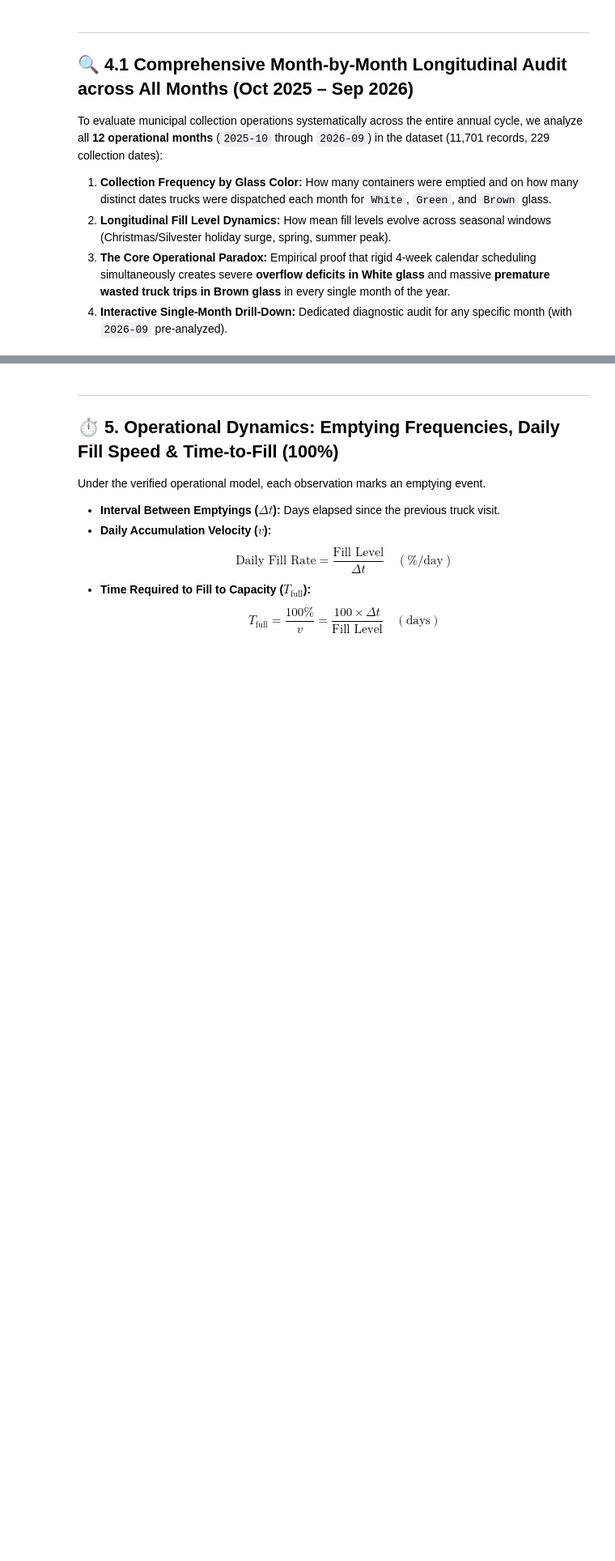
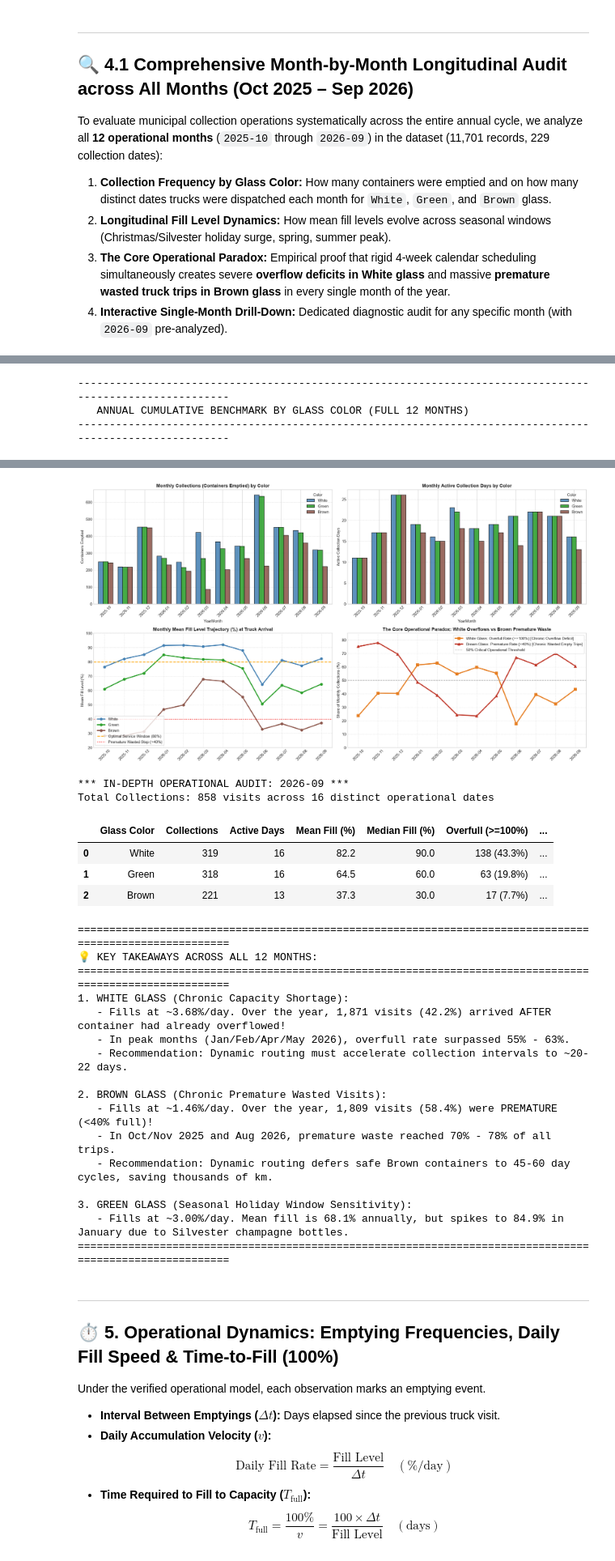
Before and after one commit to maslahre42/Clustering_Predication-, a Jupyter notebook: 01_eda_and_analysis.ipynb, the cells around one changed output, grey strips where cells are left out. Shown at 81% size. Cells and saved outputs as stored; diff of their text form; code cells hidden in the pictures; blank space fills up the shorter version.

```diff
--- a/01_eda_and_analysis.ipynb
+++ b/01_eda_and_analysis.ipynb
@@ -268,7 +268,7 @@ display(annual_df)
 # =============================================================================
 # 2. VISUALIZING 12-MONTH LONGITUDINAL DYNAMICS (4-PANEL PUBLICATION SUITE)
 # =============================================================================
-MAT_COLORS = {'White': '#4682b4', 'Green': '#2ca02c', 'Brown': '#8c564b'}
+MAT_COLORS.update({'White': MAT_COLORS.get('white', '#1f77b4'), 'Green': MAT_COLORS.get('green', '#2ca02c'), 'Brown': MAT_COLORS.get('brown', '#8c564b')})
 fig, axes = plt.subplots(2, 2, figsize=(18, 10))
 
 # Panel 1: Monthly Collections (Visits per Month)
@@ -372,3 +372,4 @@ print('   - Recommendation: Dynamic routing defers safe Brown containers to 45-6
 print('\n3. GREEN GLASS (Seasonal Holiday Window Sensitivity):')
 print('   - Fills at ~3.00%/day. Mean fill is 68.1% annually, but spikes to 84.9% in January due to Silvester champagne bottles.')
 print('=' * 105)
+# %% [output]
@@ -374,0 +394,3 @@ print('=' * 105)
+---------------------------------------------------------------------------------------------------------
+   ANNUAL CUMULATIVE BENCHMARK BY GLASS COLOR (FULL 12 MONTHS)
+---------------------------------------------------------------------------------------------------------
@@ -375,3 +401,26 @@ print('=' * 105)
+[figure, added]
+*** IN-DEPTH OPERATIONAL AUDIT: 2026-09 ***
+Total Collections: 858 visits across 16 distinct operational dates
+|  | Glass Color | Collections | Active Days | Mean Fill (%) | Median Fill (%) | Overfull (>=100%) | ... |
+| 0 | White | 319 | 16 | 82.2 | 90.0 | 138 (43.3%) | ... |
+| 1 | Green | 318 | 16 | 64.5 | 60.0 | 63 (19.8%) | ... |
+| 2 | Brown | 221 | 13 | 37.3 | 30.0 | 17 (7.7%) | ... |
+=========================================================================================================
+💡 KEY TAKEAWAYS ACROSS ALL 12 MONTHS:
+=========================================================================================================
+1. WHITE GLASS (Chronic Capacity Shortage):
+   - Fills at ~3.68%/day. Over the year, 1,871 visits (42.2%) arrived AFTER container had already overflowed!
+   - In peak months (Jan/Feb/Apr/May 2026), overfull rate surpassed 55% - 63%.
+   - Recommendation: Dynamic routing must accelerate collection intervals to ~20-22 days.
+
+2. BROWN GLASS (Chronic Premature Wasted Visits):
+   - Fills at ~1.46%/day. Over the year, 1,809 visits (58.4%) were PREMATURE (<40% full)!
+   - In Oct/Nov 2025 and Aug 2026, premature waste reached 70% - 78% of all trips.
+   - Recommendation: Dynamic routing defers safe Brown containers to 45-60 day cycles, saving thousands of km.
+
+3. GREEN GLASS (Seasonal Holiday Window Sensitivity):
+   - Fills at ~3.00%/day. Mean fill is 68.1% annually, but spikes to 84.9% in January due to Silvester champagne bottles.
+=========================================================================================================
 # %% [markdown]
 ---
 ## ⏱️ 5. Operational Dynamics: Emptying Frequencies, Daily Fill Speed & Time-to-Fill (100%)
```
Also changed, not shown: parts of 3 cells of this notebook.
